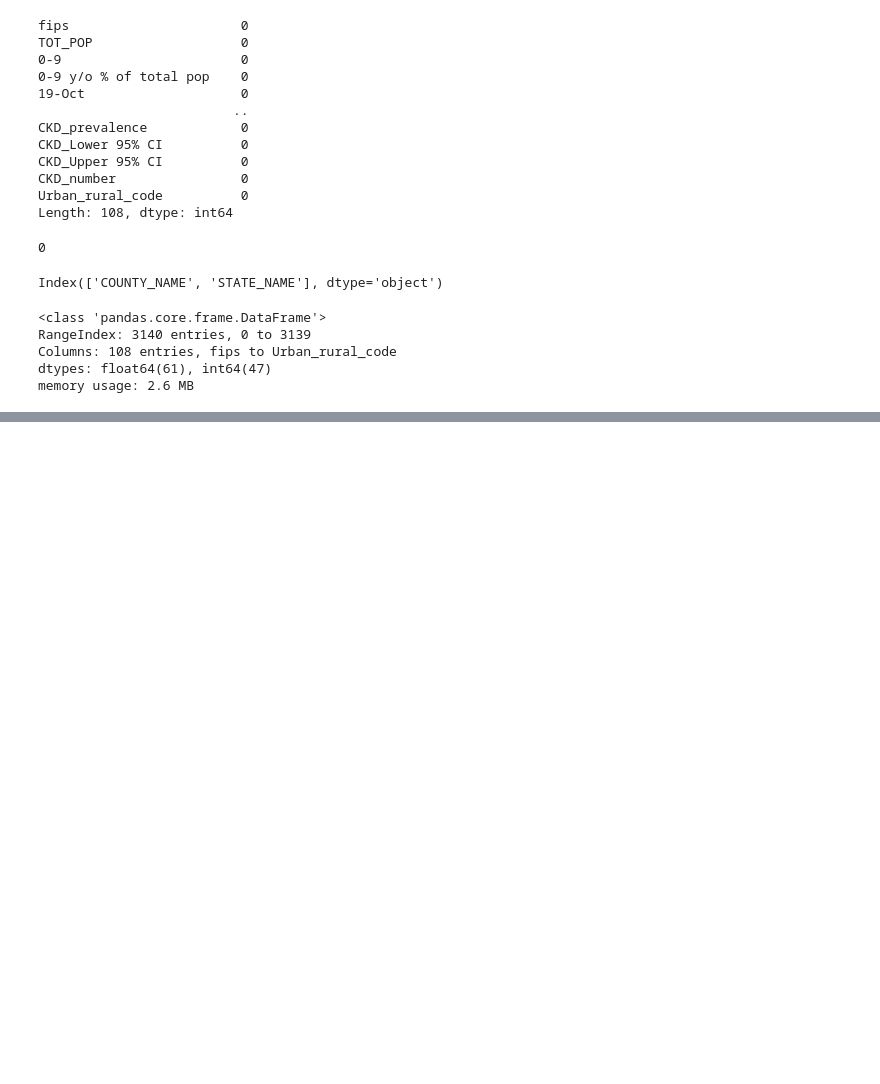
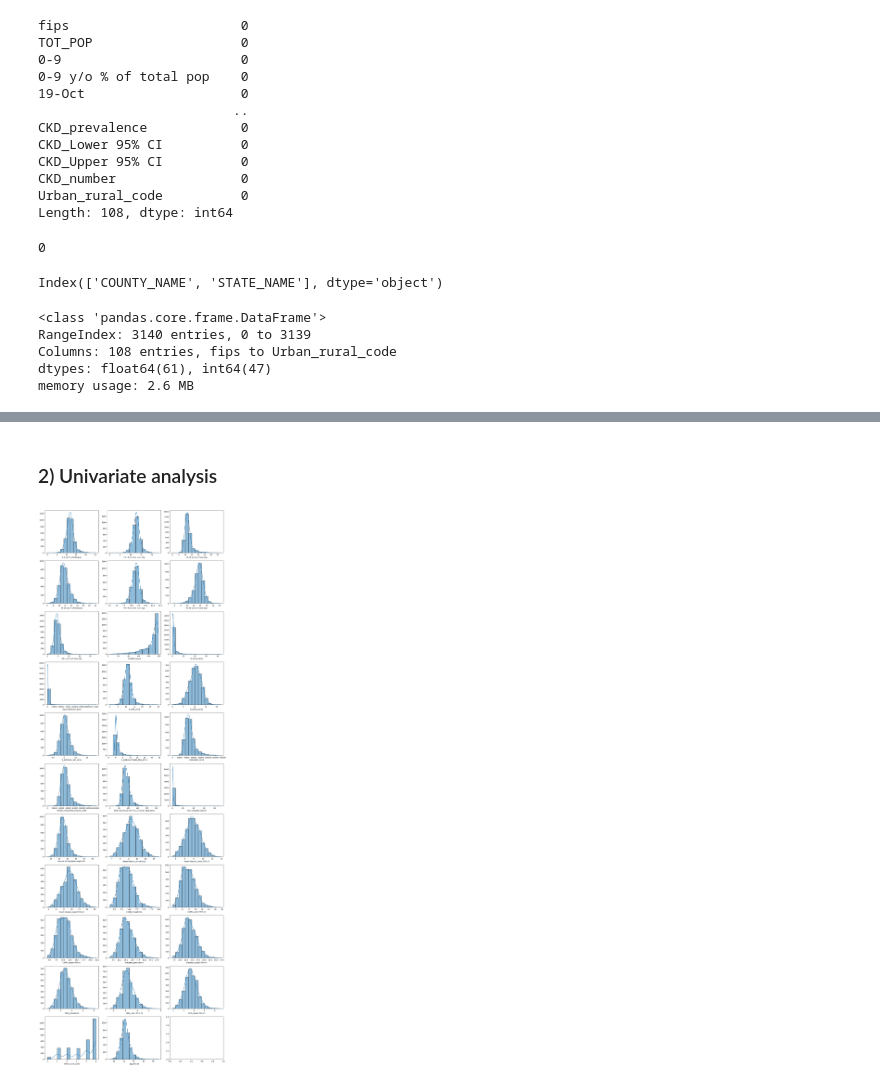
Before and after one commit to Pilizmt/ML-Regularized-Linear-Models-pilarzarco, a Jupyter notebook: src/EDA.ipynb, the cells around one changed output, grey strips where cells are left out. Drawn from its saved outputs; the diff is of its cells as text; code cells hidden in the pictures; blank space fills up the shorter version.

```diff
--- a/src/EDA.ipynb
+++ b/src/EDA.ipynb
@@ -183,0 +190,21 @@ X_test_sel.head()
+# %% [markdown]
+### 2) Univariate analysis
+# %%
+# Obtain the numerical columns
+column_num = df.select_dtypes(include=['int64', 'float64']).columns
+
+# Calculate the number of rows and columns required for the subcharts
+num_rows = (len(column_num) + 2) // 3
+num_columns = 3
+
+# Create subcharts
+fig, axis = plt.subplots(num_rows, num_columns, figsize=(15, 4 * num_rows))
+
+# Generate histograms for each numerical variable
+for i, column in enumerate(column_num):
+    sns.histplot(ax=axis[i // num_columns, i % num_columns], data=df, x=column, bins=15, kde=True).set(ylabel=None)
+
+plt.tight_layout()
+plt.show()
+# %% [output]
+[figure, added]
```
Also changed, not shown: parts of 26 cells of this notebook, 8 other files.
